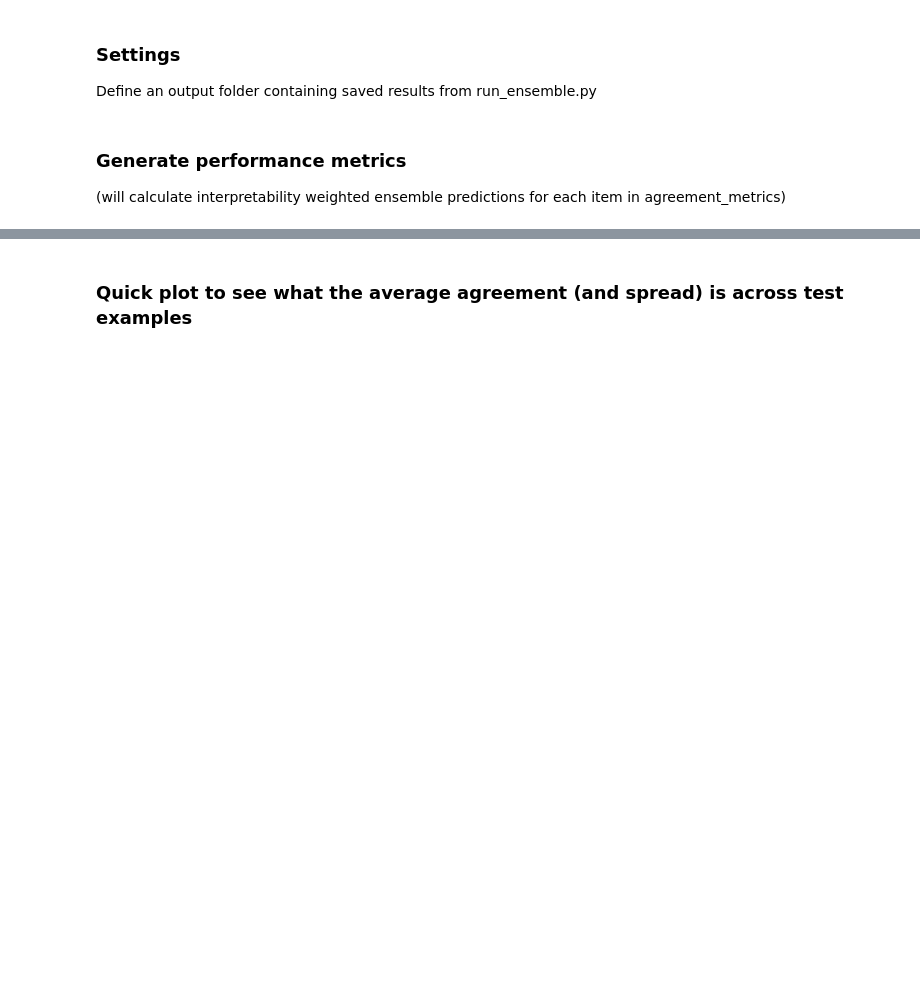
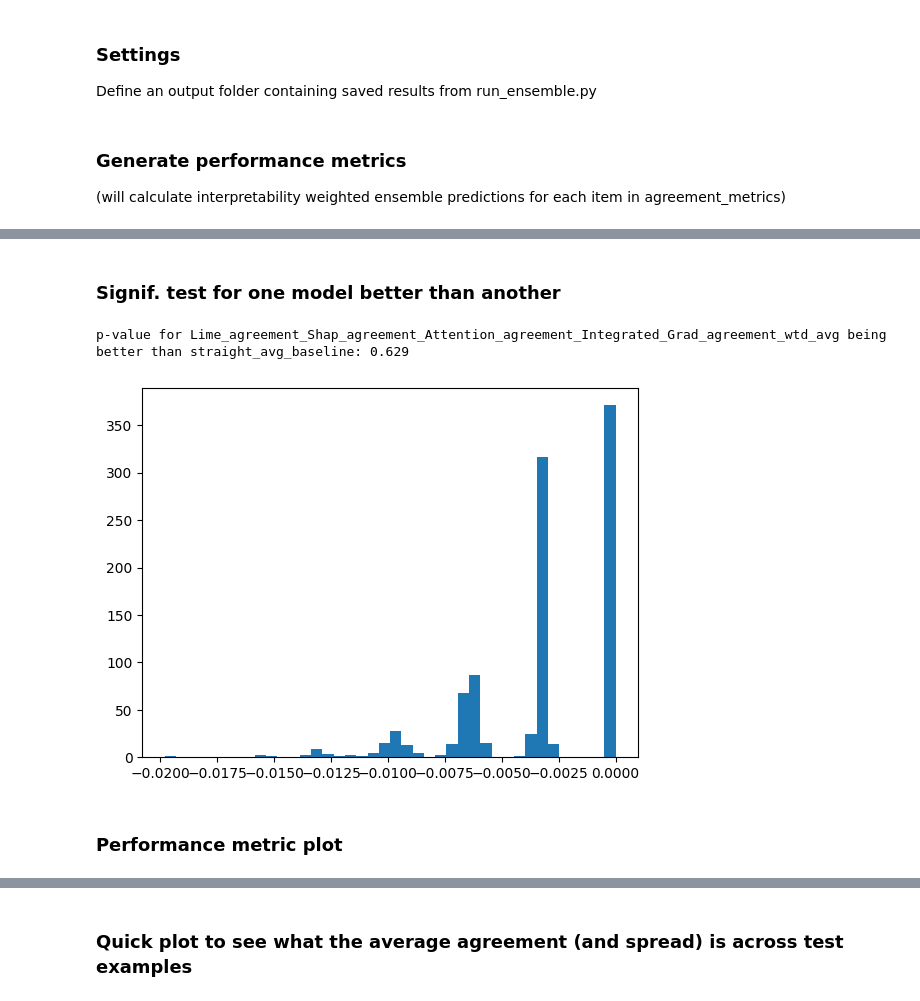
Before and after one commit to dolmas1/MLP_Group_Project, a Jupyter notebook: scripts/Evaluation_notebook.ipynb, the cells around one changed output, grey strips where cells are left out. Saved outputs shown, nothing was run; the diff lists cells and outputs as text; code cells hidden in the pictures; blank space fills up the shorter version.

Commit message:
Generate plots and p-values with Evaluation notebook instead of Excel

```diff
--- a/scripts/Evaluation_notebook.ipynb
+++ b/scripts/Evaluation_notebook.ipynb
@@ -174,0 +162,19 @@ final_metrics
+# %% [markdown]
+### Signif. test for one model better than another
+# %%
+model_a = 'Lime_agreement_Shap_agreement_Attention_agreement_Integrated_Grad_agreement_wtd_avg'
+model_b = 'straight_avg_baseline'
+
+f1_metrics_a = bootstrap_metrics[bootstrap_metrics['model'] == model_a].f1_score
+f1_metrics_b = bootstrap_metrics[bootstrap_metrics['model'] == model_b].f1_score
+diff_metrics = [a - b for a, b in zip(f1_metrics_a, f1_metrics_b)]
+
+p_value = (np.array(diff_metrics) < 0).mean()
+print(f"""\np-value for {model_a} being better than {model_b}: {round(p_value, 4)}\n""")
+plt.hist(diff_metrics, bins = 40)
+plt.show()
+# %% [output]
+p-value for Lime_agreement_Shap_agreement_Attention_agreement_Integrated_Grad_agreement_wtd_avg being better than straight_avg_baseline: 0.629
+[figure, added]
+# %% [markdown]
+### Performance metric plot
```
Also changed, not shown: parts of 11 cells of this notebook, 6 other files.
